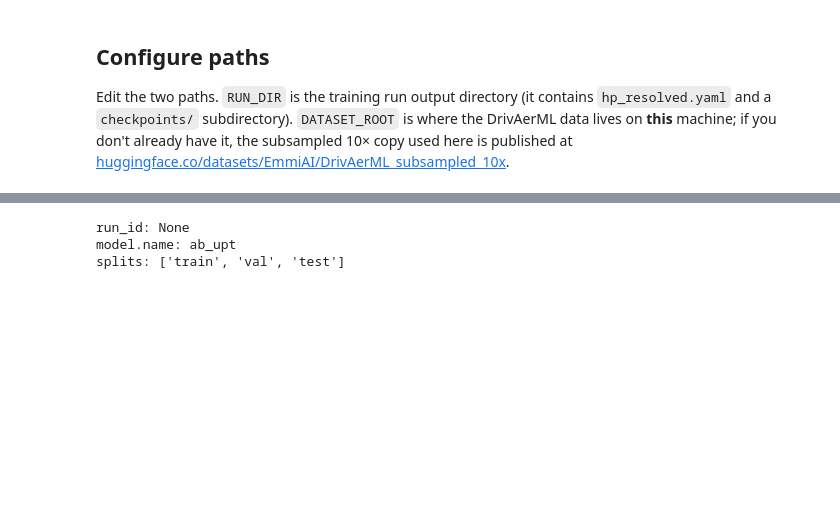
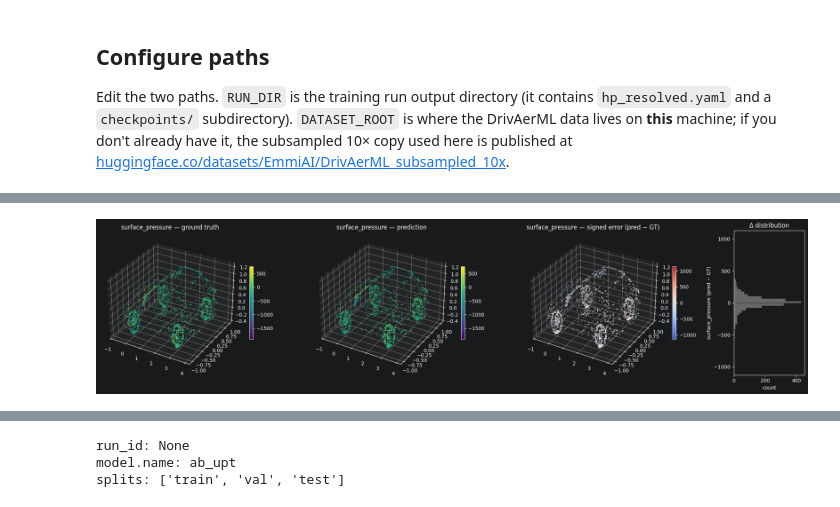
Before and after one commit to Emmi-AI/noether, a Jupyter notebook: notebooks/ab_upt_drivaerml_inference.ipynb, the cells around one changed output, grey strips where cells are left out. Drawn from its saved outputs; the diff is of its cells as text; code cells hidden in the pictures; blank space fills up the shorter version.

```diff
--- a/notebooks/ab_upt_drivaerml_inference.ipynb
+++ b/notebooks/ab_upt_drivaerml_inference.ipynb
@@ -42,6 +44,10 @@ from noether.inference import Run  # noqa: E402
 
 RUN_DIR = Path("/path/to/outputs/<run_id>")  # contains hp_resolved.yaml + checkpoints/
 DATASET_ROOT = Path("/path/to/drivaerml")  # local copy of the dataset (only for sections 2–5)
+
+RUN_DIR = Path("/Users/pk/shared_data/outputs/ab_upt_drivaerml_scale/2026-05-13_si82k")
+DATASET_ROOT = Path("/Users/pk/shared_data/data/drivaerml_processed/subsampled_10x")
+
 SPLIT = "test"
 CHECKPOINT = "latest"  # adjust to match your run; common tags: "last", "latest", "best_model.loss.test.total", "E10"
 DEVICE = "cuda" if torch.cuda.is_available() else "cpu"
@@ -51,0 +62,11 @@ DEVICE = "cuda" if torch.cuda.is_available() else "cpu"
+# %%
+from noether.inference import load_model_from_checkpoint, load_normalizers_from_checkpoint
+
+ckpt_path = RUN_DIR / "checkpoints" / f"ab_upt_cp={CHECKPOINT}_model.th"
+model_only = load_model_from_checkpoint(ckpt_path, device=DEVICE)
+norms_only = load_normalizers_from_checkpoint(ckpt_path)
+
+print(f"class:       {type(model_only).__name__}")
+print(f"params:      {sum(p.numel() for p in model_only.parameters()):,}")
+print(f"eval mode:   {not model_only.training}")
+print(f"normalizers: {sorted(norms_only.keys())}")
@@ -51,0 +137,41 @@ DEVICE = "cuda" if torch.cuda.is_available() else "cpu"
+# %%
+import matplotlib.pyplot as plt
+
+diff_only = pred_pressure_only - gt_pressure_only
+shared_vmin = min(gt_pressure_only.min().item(), pred_pressure_only.min().item())
+shared_vmax = max(gt_pressure_only.max().item(), pred_pressure_only.max().item())
+diff_vmax = diff_only.abs().max().item()
+
+panels_only = [
+    ("ground truth", gt_pressure_only, {"vmin": shared_vmin, "vmax": shared_vmax}),
+    ("prediction", pred_pressure_only, {"vmin": shared_vmin, "vmax": shared_vmax}),
+    ("signed error (pred − GT)", diff_only, {"cmap": "coolwarm", "vmin": -diff_vmax, "vmax": diff_vmax}),
+]
+
+fig = plt.figure(figsize=(20, 5))
+gs = fig.add_gridspec(1, 4, width_ratios=[3, 3, 3, 1.2])
+for i, (title, values, kwargs) in enumerate(panels_only):
+    ax = fig.add_subplot(gs[0, i], projection="3d")
+    sc = ax.scatter(
+        surf_anchor_pos[:, 0],
+        surf_anchor_pos[:, 1],
+        surf_anchor_pos[:, 2],
+        c=values.squeeze(-1),
+        s=1,
+        **kwargs,
+    )
+    ax.set_title(f"surface_pressure — {title}")
+    fig.colorbar(sc, ax=ax, shrink=0.5)
+
+ax_hist = fig.add_subplot(gs[0, 3])
+ax_hist.hist(diff_only.squeeze(-1).numpy(), bins=60, orientation="horizontal", color="0.4")
+ax_hist.axhline(0, color="k", linewidth=0.6, linestyle="--")
+ax_hist.set_ylim(-diff_vmax, diff_vmax)
+ax_hist.set_xlabel("count")
+ax_hist.set_ylabel("surface_pressure (pred − GT)")
+ax_hist.set_title("Δ distribution")
+
+plt.tight_layout()
+plt.show()
+# %% [output]
+[figure, added]
```
Also changed, not shown: parts of 22 cells of this notebook, 6 other files.
